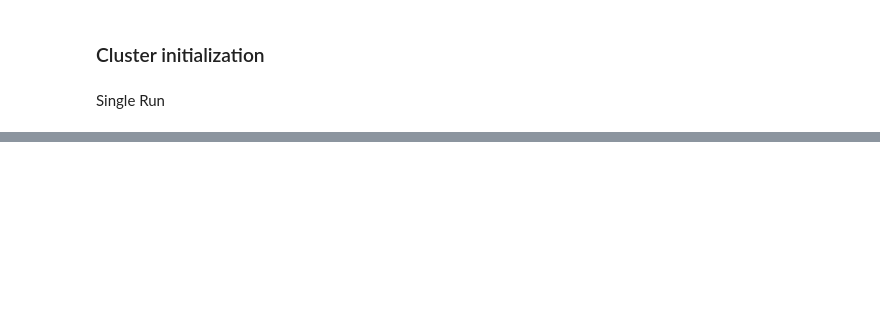
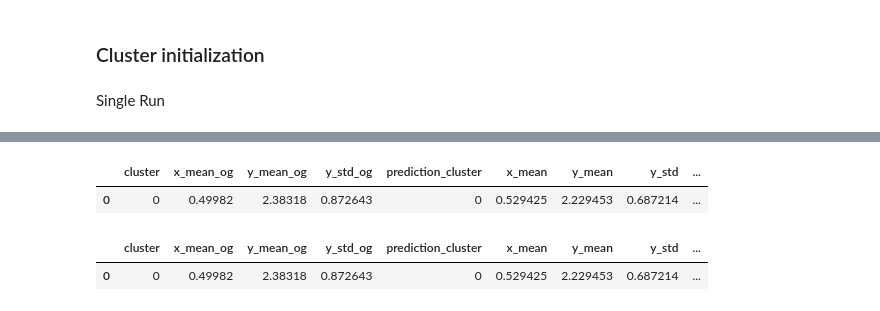
Before and after one commit to Habiger/Cluster_TDDS, a Jupyter notebook: SingleRun_notebook.ipynb, the cells around one changed output, grey strips where cells are left out. Cells and saved outputs as stored; diff of their text form; code cells hidden in the pictures; blank space fills up the shorter version.

```diff
--- a/SingleRun_notebook.ipynb
+++ b/SingleRun_notebook.ipynb
@@ -139,0 +116,14 @@ plot_cluster(exp1.df, "cluster", title="True Clusters")
+# %%
+from post_processing.identfy_clusters import get_prediction_df
+
+df_pred = get_prediction_df(exp1.df.copy(), results, df_scores)
+# %%
+df_pred.loc[0:0, :]
+# %% [output]
+|  | cluster | x_mean_og | y_mean_og | y_std_og | prediction_cluster | x_mean | y_mean | y_std | ... |
+| 0 | 0 | 0.49982 | 2.38318 | 0.872643 | 0 | 0.529425 | 2.229453 | 0.687214 | ... |
+# %%
+df_pred[df_pred.index==0]
+# %% [output]
+|  | cluster | x_mean_og | y_mean_og | y_std_og | prediction_cluster | x_mean | y_mean | y_std | ... |
+| 0 | 0 | 0.49982 | 2.38318 | 0.872643 | 0 | 0.529425 | 2.229453 | 0.687214 | ... |
```
Also changed, not shown: parts of 9 cells of this notebook, 19 other files.
